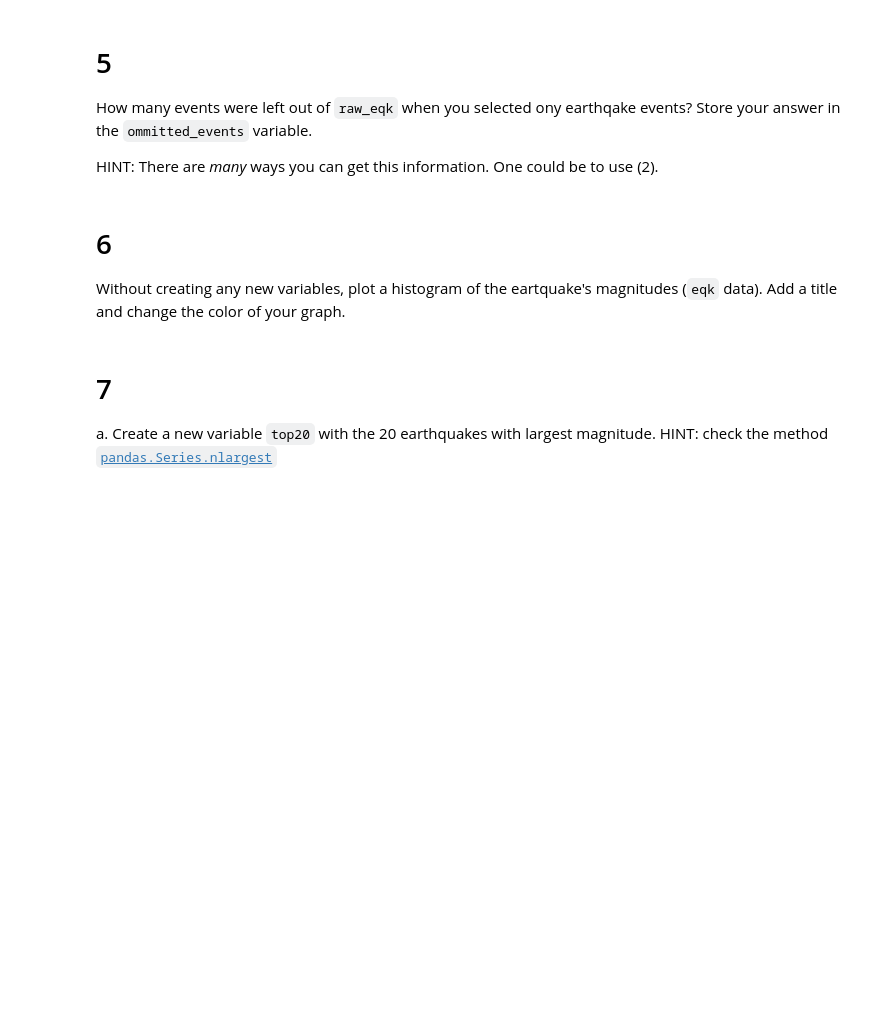
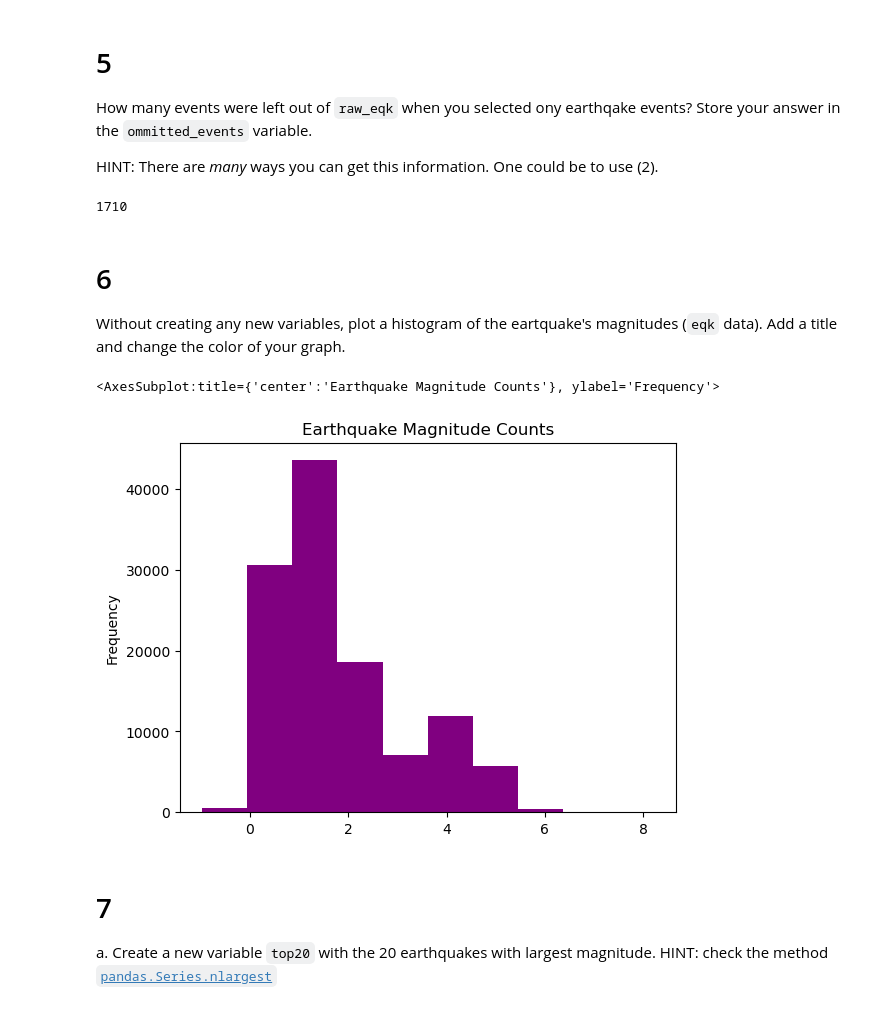
Before and after one commit to kimberleewong/eds220-hwk1, a Jupyter notebook: hwk1-task3-earthquakes-wong.ipynb, the cells around one changed output. Cells and saved outputs as stored; diff of their text form; code cells hidden in the pictures; blank space fills up the shorter version.

```diff
--- a/hwk1-task3-earthquakes-wong.ipynb
+++ b/hwk1-task3-earthquakes-wong.ipynb
@@ -113,3 +112,6 @@ eqk = ...
+# %%
+# Method chain to select only rows with earthquakes and reset index to id
+eqk = raw_eqk[raw_eqk['type'] == "earthquake"].set_index("id")
 # %%
 # View the dataframe
 eqk
@@ -135,8 +153,22 @@ omitted_events = ...
+# %%
+# Subtract the number of rows from eqk from the original by using .shape[0]
+omitted_events = raw_ekq_shape[0] - eqk.shape[0]
+omitted_events
+# %% [output]
+1710
 # %% [markdown]
 <!-- BEGIN QUESTION -->
 
 # 6
 Without creating any new variables, plot a histogram of the eartquake's magnitudes (`eqk` data). Add a title and change the color of your graph.
+# %%
+# Use the kind argument to choose the type of graph
+eqk['mag'].plot(kind = 'hist',
+               color = 'purple',
+               title = 'Earthquake Magnitude Counts')
+# %% [output]
+<AxesSubplot:title={'center':'Earthquake Magnitude Counts'}, ylabel='Frequency'>
+[figure, added]
 # %% [markdown]
 <!-- END QUESTION -->
 
```
Also changed, not shown: parts of 12 cells of this notebook.
